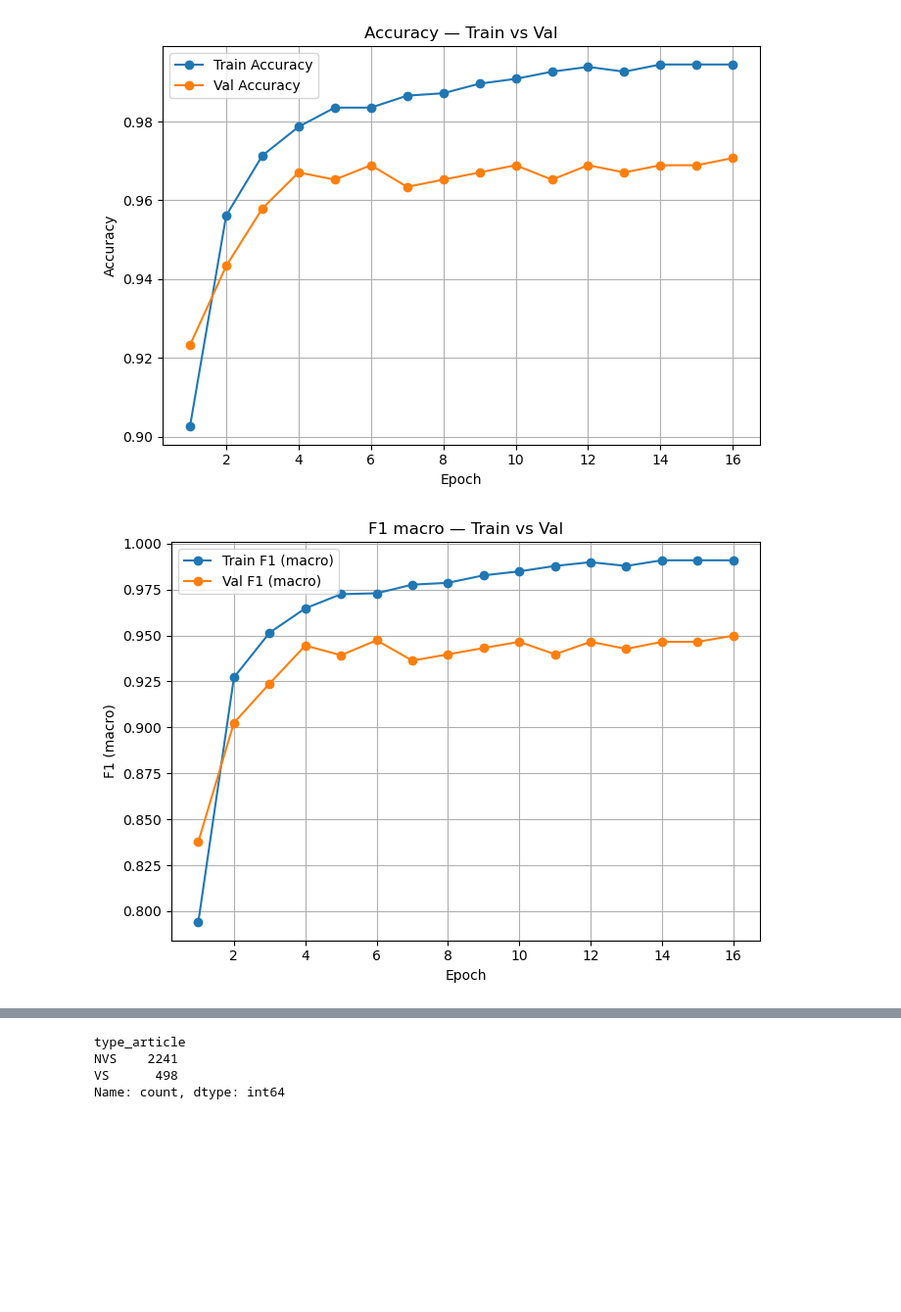
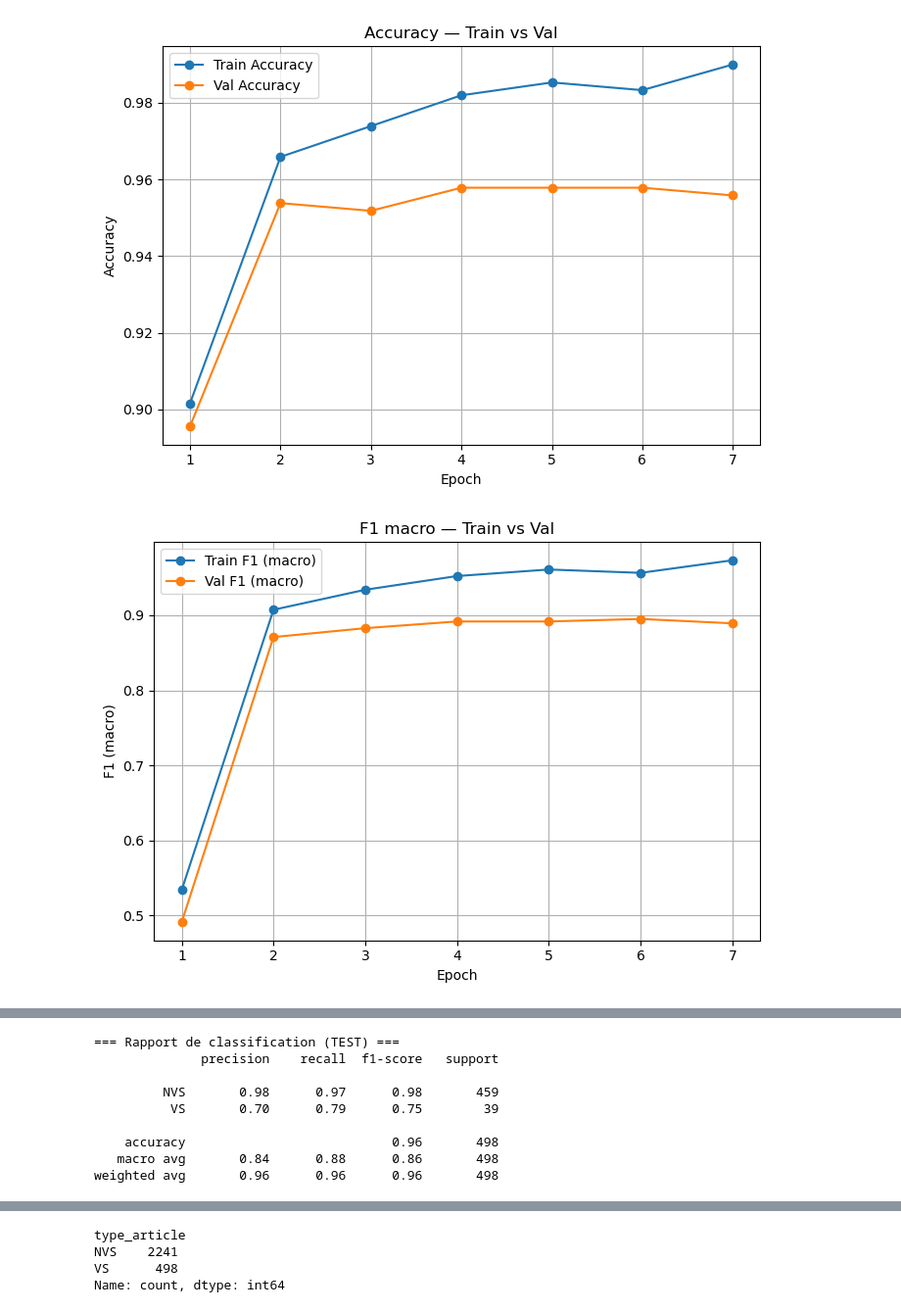
Before and after one commit to rosalie0309/Projet_SURSY, a Jupyter notebook: Phase3/fine_tuning_experiments_augmentated.ipynb, the cells around one changed output, grey strips where cells are left out. Shown: that part at 98% size. Saved outputs shown, nothing was run; the diff lists cells and outputs as text; code cells hidden in the pictures; blank space fills up the shorter version.

Commit message:
test fine-tuning data augmentées

```diff
--- a/Phase3/fine_tuning_experiments_augmentated.ipynb
+++ b/Phase3/fine_tuning_experiments_augmentated.ipynb
@@ -1,6 +1,6 @@
 # %%
 import pandas as pd
 
-data = pd.read_csv("./data/data_augmented_back_traduction.csv")
+data = pd.read_csv("./data/data_final_phase2_private.csv")
 data.head()
 # %% [output]
@@ -19,6 +19,7 @@ import numpy as np
 import pandas as pd
 import torch
 import matplotlib.pyplot as plt
+
 
 from sklearn.preprocessing import LabelEncoder
 from sklearn.metrics import (
@@ -32,6 +33,12 @@ from transformers import (
     AutoTokenizer, AutoModelForSequenceClassification,
     Trainer, TrainingArguments, TrainerCallback
 )
+
+import os
+os.environ["TOKENIZERS_PARALLELISM"] = "false"
+
+os.environ["TRANSFORMERS_NO_TORCHVISION"] = "1"
+
 
 SEED = 42
 np.random.seed(SEED)
@@ -53,7 +60,7 @@ except Exception:
 # =========================
 from sklearn.model_selection import train_test_split
 
-X_all = data["text_final"].astype(str).to_numpy()
+X_all = data["text"].astype(str).to_numpy()
 y_all = data["type_article"].to_numpy()
 
 # Encodage labels
@@ -257,7 +264,7 @@ trainer = Trainer(
     train_dataset=train_ds,
     eval_dataset=val_ds,
     compute_metrics=compute_metrics,
-    tokenizer=tokenizer,
+    processing_class=tokenizer,
     callbacks=[]  # <= pas de EarlyStoppingCallback natif
 )
 
@@ -475,2 +456,2 @@ Aperçu des courbes (par epoch):
-[figure, old version]
+[figure, new version]
-[figure, old version]
+[figure, new version]
@@ -476,0 +459,9 @@ Aperçu des courbes (par epoch):
+=== Rapport de classification (TEST) ===
+              precision    recall  f1-score   support
+
+         NVS       0.98      0.97      0.98       459
+          VS       0.70      0.79      0.75        39
+
+    accuracy                           0.96       498
+   macro avg       0.84      0.88      0.86       498
+weighted avg       0.96      0.96      0.96       498
```
Also changed, not shown: parts of 3 cells of this notebook, 1 other file.
